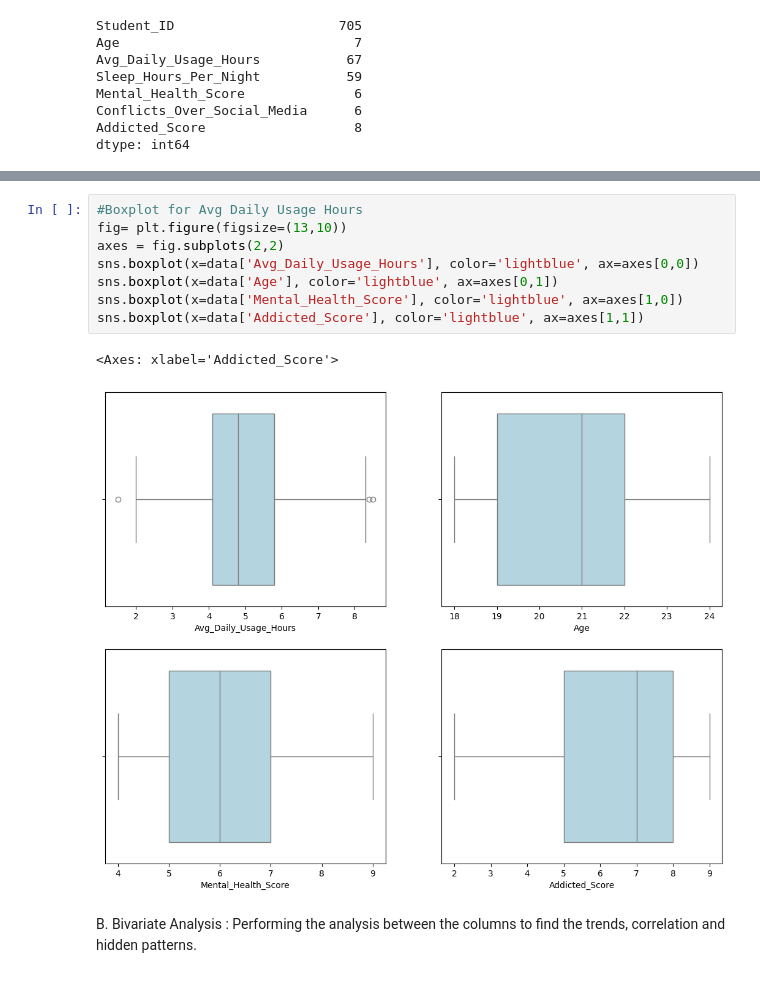
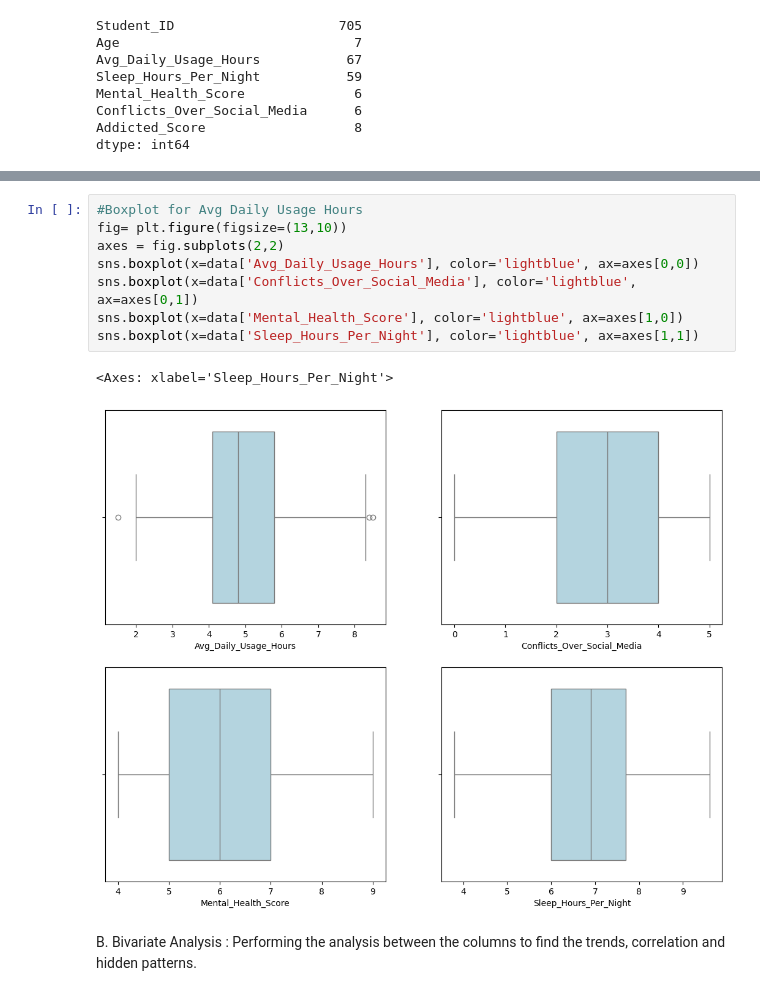
Before and after one commit to Harsh-1598/Students-Social-Media-Addiction, a Jupyter notebook: main.ipynb, the cells around one changed output, grey strips where cells are left out. Cells and saved outputs as stored; diff of their text form.

```diff
--- a/main.ipynb
+++ b/main.ipynb
@@ -193,14 +189,14 @@ https://gist.github.com/mwaskom/de44147ed2974457ad6372750bbe5751
 # %%
 #Boxplot for Avg Daily Usage Hours
 fig= plt.figure(figsize=(13,10))
 axes = fig.subplots(2,2)
 sns.boxplot(x=data['Avg_Daily_Usage_Hours'], color='lightblue', ax=axes[0,0])
-sns.boxplot(x=data['Age'], color='lightblue', ax=axes[0,1])
+sns.boxplot(x=data['Conflicts_Over_Social_Media'], color='lightblue', ax=axes[0,1])
 sns.boxplot(x=data['Mental_Health_Score'], color='lightblue', ax=axes[1,0])
-sns.boxplot(x=data['Addicted_Score'], color='lightblue', ax=axes[1,1])
+sns.boxplot(x=data['Sleep_Hours_Per_Night'], color='lightblue', ax=axes[1,1])
 # %% [output]
-<Axes: xlabel='Addicted_Score'>
+<Axes: xlabel='Sleep_Hours_Per_Night'>
-[figure, old version]
+[figure, new version]
 # %% [markdown]
 B. Bivariate Analysis : Performing the analysis between the columns to find the trends, correlation and hidden patterns.
 # %%
```
Also changed, not shown: parts of 8 cells of this notebook, 1 other file.
